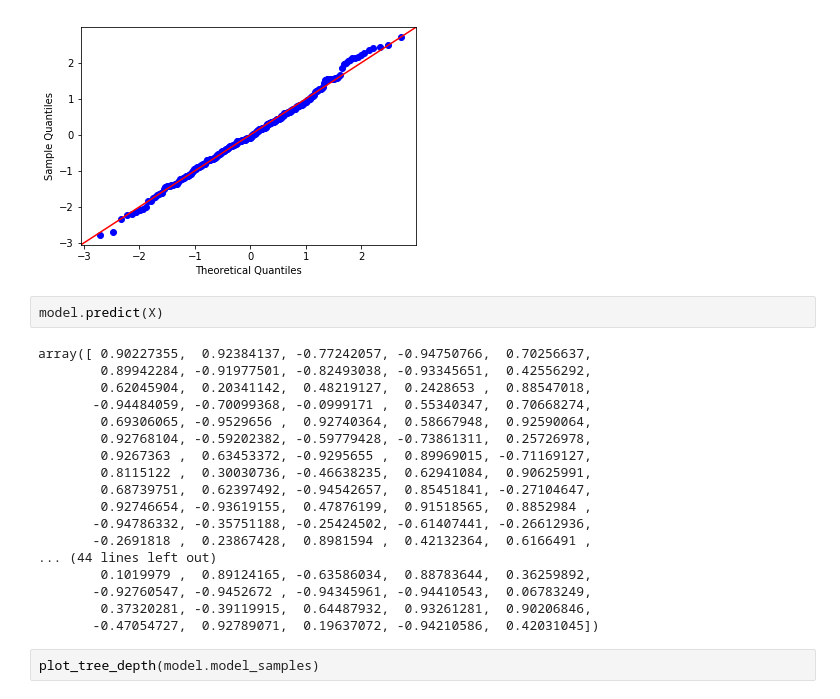
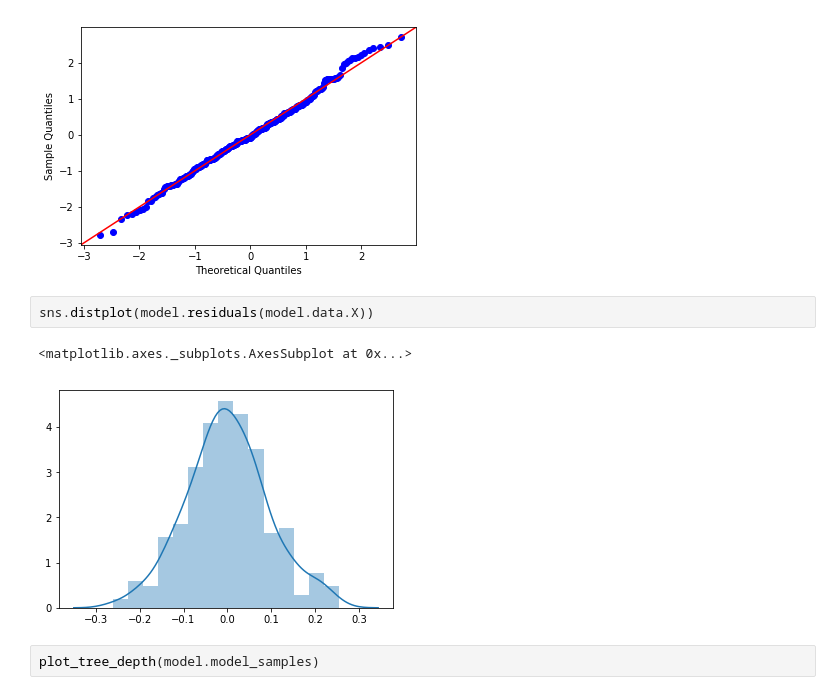
Before and after one commit to JakeColtman/bartpy, a Jupyter notebook: examples/Feature Selection.ipynb, the cells around one changed output. Saved outputs shown, nothing was run; the diff lists cells and outputs as text.

```diff
--- a/examples/Feature Selection.ipynb
+++ b/examples/Feature Selection.ipynb
@@ -195,26 +205,11 @@ sm.qqplot(residuals, fit=True, line="45")
 # %% [output]
 [figure]
 [figure]
-# %%
-model.predict(X)
-# %% [output]
-array([ 0.90227355,  0.92384137, -0.77242057, -0.94750766,  0.70256637,
-        0.89942284, -0.91977501, -0.82493038, -0.93345651,  0.42556292,
-        0.62045904,  0.20341142,  0.48219127,  0.2428653 ,  0.88547018,
-       -0.94484059, -0.70099368, -0.0999171 ,  0.55340347,  0.70668274,
-        0.69306065, -0.9529656 ,  0.92740364,  0.58667948,  0.92590064,
-        0.92768104, -0.59202382, -0.59779428, -0.73861311,  0.25726978,
-        0.9267363 ,  0.63453372, -0.9295655 ,  0.89969015, -0.71169127,
-        0.8115122 ,  0.30030736, -0.46638235,  0.62941084,  0.90625991,
-        0.68739751,  0.62397492, -0.94542657,  0.85451841, -0.27104647,
-        0.92746654, -0.93619155,  0.47876199,  0.91518565,  0.8852984 ,
-       -0.94786332, -0.35751188, -0.25424502, -0.61407441, -0.26612936,
-       -0.2691818 ,  0.23867428,  0.8981594 ,  0.42132364,  0.6166491 ,
-... (44 lines left out)
-        0.1019979 ,  0.89124165, -0.63586034,  0.88783644,  0.36259892,
-       -0.92760547, -0.9452672 , -0.94345961, -0.94410543,  0.06783249,
-        0.37320281, -0.39119915,  0.64487932,  0.93261281,  0.90206846,
-       -0.47054727,  0.92789071,  0.19637072, -0.94210586,  0.42031045])
+# %%
+sns.distplot(model.residuals(model.data.X))
+# %% [output]
+<matplotlib.axes._subplots.AxesSubplot at 0x...>
+[figure, added]
 # %%
 plot_tree_depth(model.model_samples)
 # %% [output]
```
Also changed, not shown: parts of 4 cells of this notebook, 1 other file.
